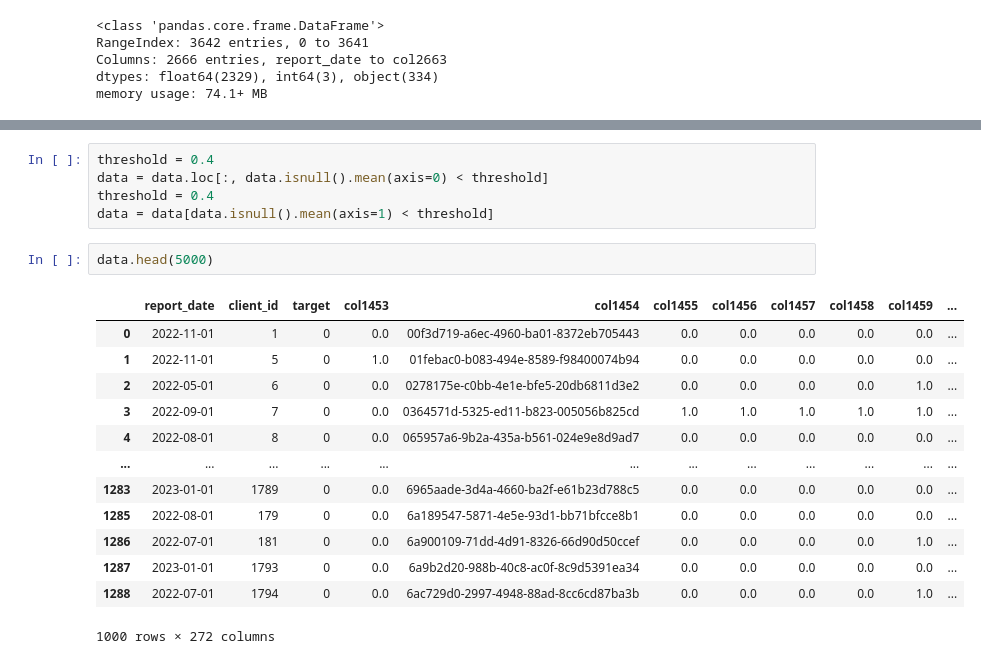
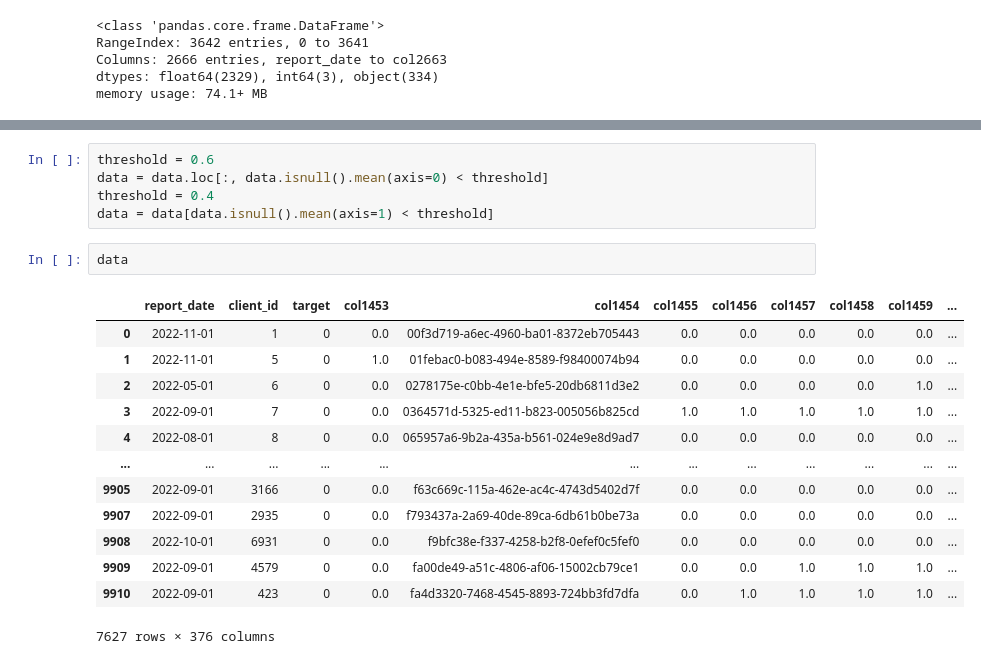
Before and after one commit to Tema13379/2intensiv2, a Jupyter notebook: data.ipynb, the cells around one changed output, grey strips where cells are left out. Saved outputs shown, nothing was run; the diff lists cells and outputs as text.

```diff
--- a/data.ipynb
+++ b/data.ipynb
@@ -189,24 +181,24 @@ data
 # %%
-threshold = 0.4
+threshold = 0.6
 data = data.loc[:, data.isnull().mean(axis=0) < threshold]
 threshold = 0.4
 data = data[data.isnull().mean(axis=1) < threshold]
 # %%
-data.head(5000)
+data
 # %% [output]
 |  | report_date | client_id | target | col1453 | col1454 | col1455 | col1456 | col1457 | col1458 | col1459 | ... |
 | 0 | 2022-11-01 | 1 | 0 | 0.0 | 00f3d719-a6ec-4960-ba01-8372eb705443 | 0.0 | 0.0 | 0.0 | 0.0 | 0.0 | ... |
 | 1 | 2022-11-01 | 5 | 0 | 1.0 | 01febac0-b083-494e-8589-f98400074b94 | 0.0 | 0.0 | 0.0 | 0.0 | 0.0 | ... |
 | 2 | 2022-05-01 | 6 | 0 | 0.0 | 0278175e-c0bb-4e1e-bfe5-20db6811d3e2 | 0.0 | 0.0 | 0.0 | 0.0 | 1.0 | ... |
 | 3 | 2022-09-01 | 7 | 0 | 0.0 | 0364571d-5325-ed11-b823-005056b825cd | 1.0 | 1.0 | 1.0 | 1.0 | 1.0 | ... |
 | 4 | 2022-08-01 | 8 | 0 | 0.0 | 065957a6-9b2a-435a-b561-024e9e8d9ad7 | 0.0 | 0.0 | 0.0 | 0.0 | 0.0 | ... |
 | ... | ... | ... | ... | ... | ... | ... | ... | ... | ... | ... | ... |
-| 1283 | 2023-01-01 | 1789 | 0 | 0.0 | 6965aade-3d4a-4660-ba2f-e61b23d788c5 | 0.0 | 0.0 | 0.0 | 0.0 | 0.0 | ... |
-| 1285 | 2022-08-01 | 179 | 0 | 0.0 | 6a189547-5871-4e5e-93d1-bb71bfcce8b1 | 0.0 | 0.0 | 0.0 | 0.0 | 0.0 | ... |
-| 1286 | 2022-07-01 | 181 | 0 | 0.0 | 6a900109-71dd-4d91-8326-66d90d50ccef | 0.0 | 0.0 | 0.0 | 0.0 | 1.0 | ... |
-| 1287 | 2023-01-01 | 1793 | 0 | 0.0 | 6a9b2d20-988b-40c8-ac0f-8c9d5391ea34 | 0.0 | 0.0 | 0.0 | 0.0 | 0.0 | ... |
-| 1288 | 2022-07-01 | 1794 | 0 | 0.0 | 6ac729d0-2997-4948-88ad-8cc6cd87ba3b | 0.0 | 0.0 | 0.0 | 0.0 | 1.0 | ... |
+| 9905 | 2022-09-01 | 3166 | 0 | 0.0 | f63c669c-115a-462e-ac4c-4743d5402d7f | 0.0 | 0.0 | 0.0 | 0.0 | 0.0 | ... |
+| 9907 | 2022-09-01 | 2935 | 0 | 0.0 | f793437a-2a69-40de-89ca-6db61b0be73a | 0.0 | 0.0 | 0.0 | 0.0 | 0.0 | ... |
+| 9908 | 2022-10-01 | 6931 | 0 | 0.0 | f9bfc38e-f337-4258-b2f8-0efef0c5fef0 | 0.0 | 0.0 | 0.0 | 0.0 | 0.0 | ... |
+| 9909 | 2022-09-01 | 4579 | 0 | 0.0 | fa00de49-a51c-4806-af06-15002cb79ce1 | 0.0 | 0.0 | 1.0 | 1.0 | 1.0 | ... |
+| 9910 | 2022-09-01 | 423 | 0 | 0.0 | fa4d3320-7468-4545-8893-724bb3fd7dfa | 0.0 | 1.0 | 1.0 | 1.0 | 1.0 | ... |
-1000 rows × 272 columns
+7627 rows × 376 columns
 # %%
 data.shape[0]
 # %% [output]
```
Also changed, not shown: parts of 14 cells of this notebook.
